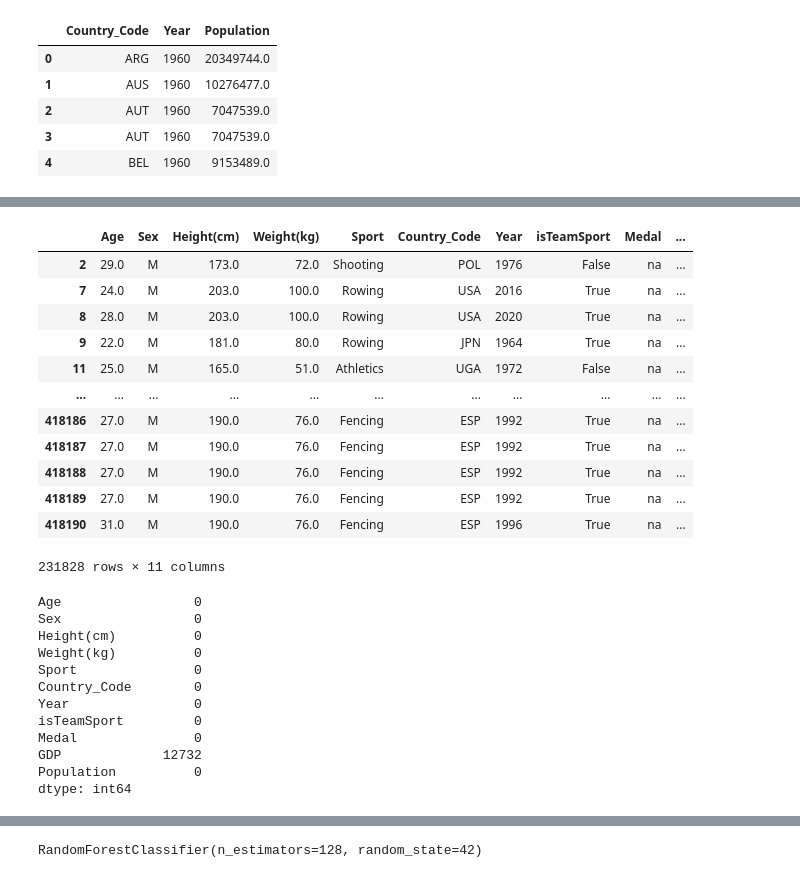
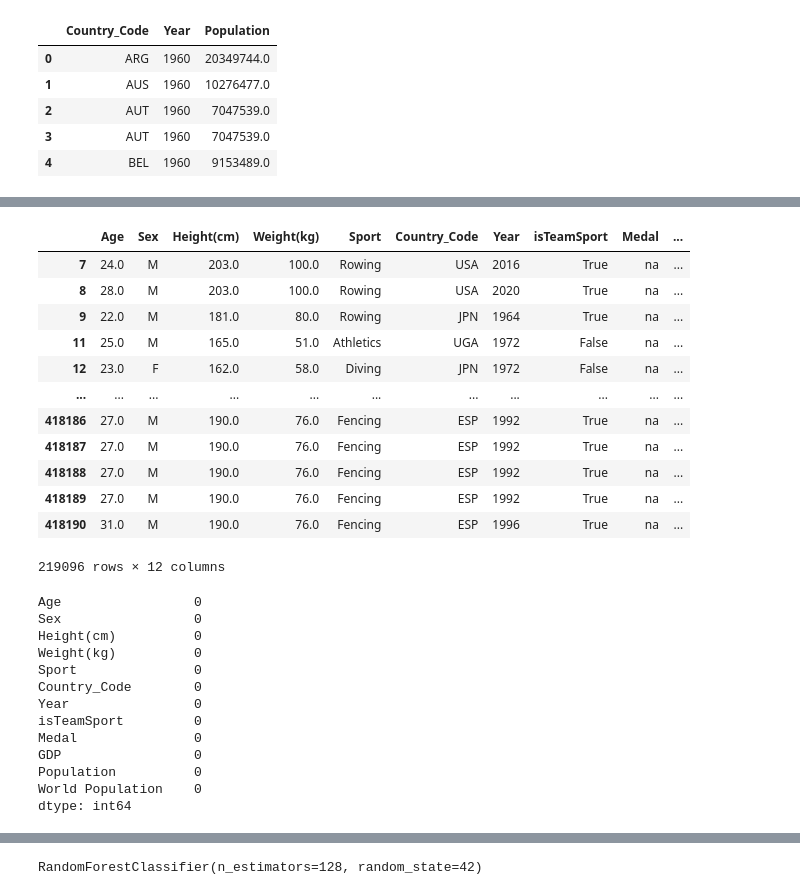
Before and after one commit to FrankPassalacqua88/Group_Project, a Jupyter notebook: fp/RandomForest-MedalPredictor.ipynb, the cells around one changed output, grey strips where cells are left out. Saved outputs shown, nothing was run; the diff lists cells and outputs as text; code cells hidden in the pictures.

```diff
--- a/fp/RandomForest-MedalPredictor.ipynb
+++ b/fp/RandomForest-MedalPredictor.ipynb
@@ -44,3 +44,7 @@ population_df.head()
 | 2 | AUT | 1960 | 7047539.0 |
 | 3 | AUT | 1960 | 7047539.0 |
 | 4 | BEL | 1960 | 9153489.0 |
+# %%
+world_population_df = pd.read_csv('WorldPop.csv')
+world_population_df = world_population_df.drop(['Yearly Change','Net Change','Density (P/Km²)'],1)
+world_population_df.head()
@@ -49,6 +60,7 @@ population_df.head()
 result = []
 result = pd.merge(athlete_df, gdp_df, how='left', on=["Country_Code", "Year"])
 result = pd.merge(result, population_df, how='left', on=["Country_Code", "Year"])
+result = pd.merge(result, world_population_df, how='left', on=["Year"])
 result
 # %% [output]
 |  | Age | Sex | Height(cm) | Weight(kg) | Sport | Country_Code | Year | isTeamSport | Medal | ... |
@@ -82,22 +95,23 @@ Population      157746
 dtype: int64
 # %%
 # drop NaN values in the following columns
-result = result.dropna(subset=['Height(cm)', 'Weight(kg)', 'Age', 'Population'])
+# result = result.dropna(subset=['Height(cm)', 'Weight(kg)', 'Age', 'Population'])
+result = result.dropna()
 result
 # %% [output]
 |  | Age | Sex | Height(cm) | Weight(kg) | Sport | Country_Code | Year | isTeamSport | Medal | ... |
-| 2 | 29.0 | M | 173.0 | 72.0 | Shooting | POL | 1976 | False | na | ... |
 | 7 | 24.0 | M | 203.0 | 100.0 | Rowing | USA | 2016 | True | na | ... |
 | 8 | 28.0 | M | 203.0 | 100.0 | Rowing | USA | 2020 | True | na | ... |
 | 9 | 22.0 | M | 181.0 | 80.0 | Rowing | JPN | 1964 | True | na | ... |
 | 11 | 25.0 | M | 165.0 | 51.0 | Athletics | UGA | 1972 | False | na | ... |
+| 12 | 23.0 | F | 162.0 | 58.0 | Diving | JPN | 1972 | False | na | ... |
 | ... | ... | ... | ... | ... | ... | ... | ... | ... | ... | ... |
 | 418186 | 27.0 | M | 190.0 | 76.0 | Fencing | ESP | 1992 | True | na | ... |
 | 418187 | 27.0 | M | 190.0 | 76.0 | Fencing | ESP | 1992 | True | na | ... |
 | 418188 | 27.0 | M | 190.0 | 76.0 | Fencing | ESP | 1992 | True | na | ... |
 | 418189 | 27.0 | M | 190.0 | 76.0 | Fencing | ESP | 1992 | True | na | ... |
 | 418190 | 31.0 | M | 190.0 | 76.0 | Fencing | ESP | 1996 | True | na | ... |
-231828 rows × 11 columns
+219096 rows × 12 columns
 # %%
 # find amount of NaN values remaining
 result.isna().sum()
@@ -111,8 +125,9 @@ Country_Code        0
 Year                0
 isTeamSport         0
 Medal               0
-GDP             12732
+GDP                 0
 Population          0
+World Population    0
 dtype: int64
 # %%
 # fill the GDP column's NaN values with 0 to avoid losing more data. Need to evaluate if dropping is a beeter option.
```
Also changed, not shown: parts of 17 cells of this notebook, 1 other file.
